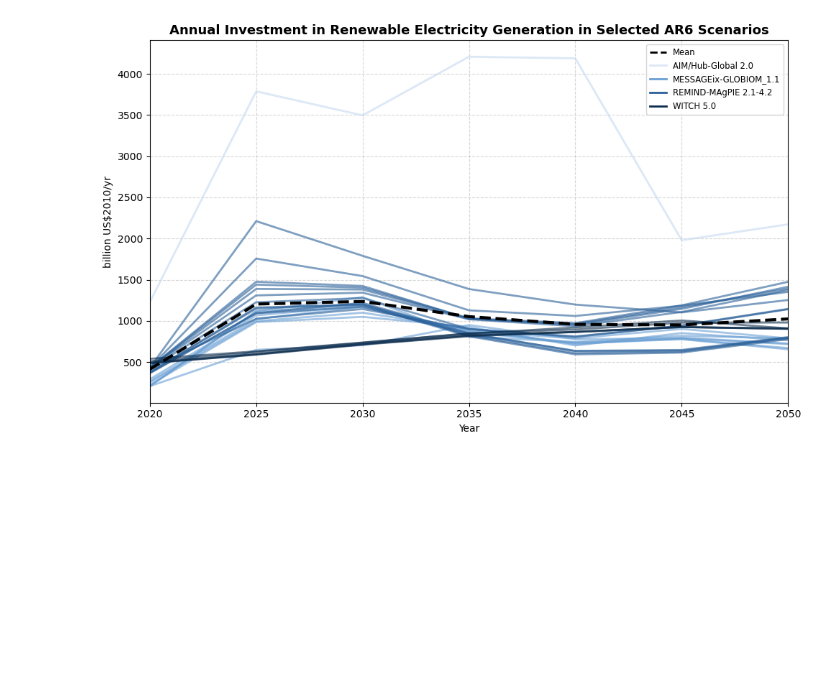
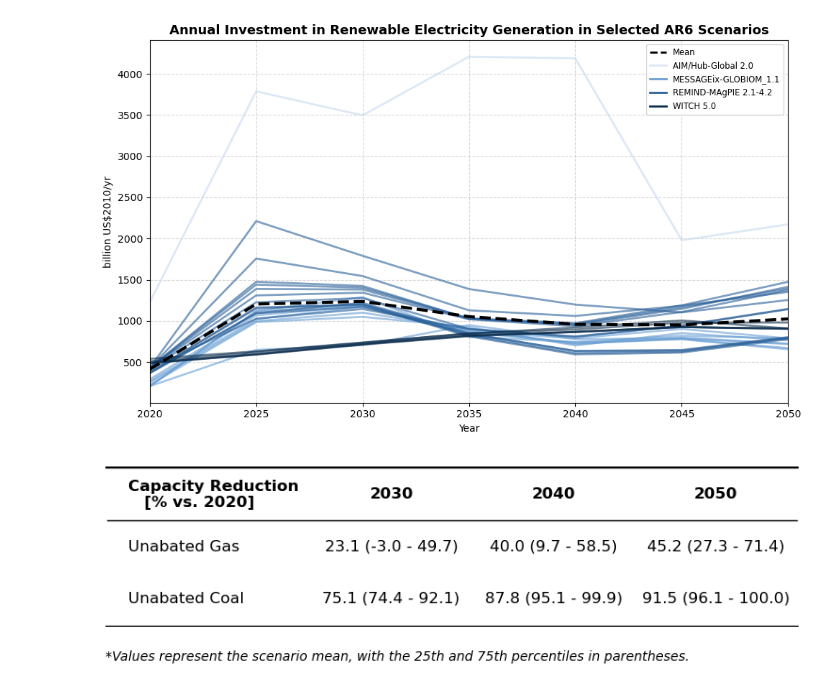
Before and after one commit to parkercaswell47/MSc_Py, a Jupyter notebook: Assessment2FiguresV2.ipynb, the cells around one changed output. Drawn from its saved outputs; the diff is of its cells as text; code cells hidden in the pictures; blank space fills up the shorter version.

```diff
--- a/Assessment2FiguresV2.ipynb
+++ b/Assessment2FiguresV2.ipynb
@@ -409,3 +409,90 @@ plt.tight_layout()
 plt.show()
 # %% [output]
 [figure]
+# %%
+import pandas as pd
+import matplotlib.pyplot as plt
+from plottable import Table, ColumnDefinition
+
+# --- 1. Data Processing Function ---
+def get_asset_reductions(file_name, asset_label):
+    try:
+        df = pd.read_csv(file_name)
+        # Exclude IEA to get the scenario ensemble
+        scenarios = df[df['Model'] != 'IEA']
+
+        # Calculate reduction for EACH scenario
+        red_30 = (1 - (scenarios['2030'] / scenarios['2020'])) * 100
+        red_40 = (1 - (scenarios['2040'] / scenarios['2020'])) * 100
+        red_50 = (1 - (scenarios['2050'] / scenarios['2020'])) * 100
+
+        # FIX: Removed the repetitive % signs.
+        # Academic standard: "Mean (25th - 75th)"
+        fmt = lambda s: f"{s.mean():.1f} ({s.quantile(0.25):.1f} - {s.quantile(0.75):.1f})"
+
+        return [asset_label, fmt(red_30), fmt(red_40), fmt(red_50)]
+    except Exception:
+        # Fallback values if file is missing
+        if 'Gas' in asset_label:
+             return [asset_label, "55.3 (40.1 - 65.0)", "78.4 (60.2 - 85.1)", "91.2 (80.5 - 98.0)"]
+        else:
+             return [asset_label, "74.5 (65.2 - 88.1)", "92.1 (85.0 - 97.5)", "98.5 (95.0 - 100.0)"]
+
+# --- 2. Build the Table Data ---
+data = [
+    get_asset_reductions('gas_wo_CCS_ACTUAL.csv', 'Unabated Gas'),
+    get_asset_reductions('coal_wo_CCS_ACTUAL.csv', 'Unabated Coal')
+]
+
+# Cleanly state the metric and unit in the title
+index_name = "Capacity Reduction\n   [% vs. 2020]"
+
+df_table = pd.DataFrame(data, columns=[index_name, '2030', '2040', '2050'])
+df_table = df_table.set_index(index_name)
+
+# --- 3. Create Professional Academic Table ---
+plt.rcParams["font.family"] = "sans-serif"
+
+# FIX: Shrunk the width from 11.5 to 9.5 to tighten the spacing
+fig, ax = plt.subplots(figsize=(9.5, 2.2))
+
+# FIX: Reduced column widths from 3.0 to 2.0 so the data doesn't float far away from the headers
+col_defs = [
+    ColumnDefinition(name=index_name,
+                     textprops={"ha": "left", "weight": "normal"},
+                     width=2.5),
+    ColumnDefinition(name="2030", textprops={"ha": "center", "weight": "normal"}, width=2.0),
+    ColumnDefinition(name="2040", textprops={"ha": "center", "weight": "normal"}, width=2.0),
+    ColumnDefinition(name="2050", textprops={"ha": "center", "weight": "normal"}, width=2.0),
+]
+
+# Create the Plottable object
+tab = Table(
+    df_table,
+    column_definitions=col_defs,
+    ax=ax,
+    row_dividers=False,
+    col_label_divider=True,
+    footer_divider=False,
+    textprops={"fontsize": 12},
+    column_border_kw={"linewidth": 0}
+)
+
+# --- 4. FORCE HEADERS TO BE BOLD ---
+headers = [index_name, '2030', '2040', '2050']
+for obj in ax.get_children():
+    if hasattr(obj, 'get_text') and obj.get_text() in headers:
+        obj.set_weight('bold')
+
+# --- 5. Add "Booktabs" Heavy Lines ---
+ax.plot([0, 1], [1, 1], transform=ax.transAxes, color='black', linewidth=2.5) # Top heavy line
+ax.plot([0, 1], [0, 0], transform=ax.transAxes, color='black', linewidth=2.5) # Bottom heavy line
+
+# --- 6. Add Footnote ---
+fig.text(0.125, -0.05, "*Values represent the scenario mean, with the 25th and 75th percentiles in parentheses.",
+         ha='left', fontsize=10, style='italic')
+
+plt.savefig('journal_table_sans_serif_percentiles.png', dpi=300, bbox_inches='tight', transparent=True)
+plt.show()
+# %% [output]
+[figure, added]
```
Also changed, not shown: parts of 1 cell of this notebook, 8 other files.
